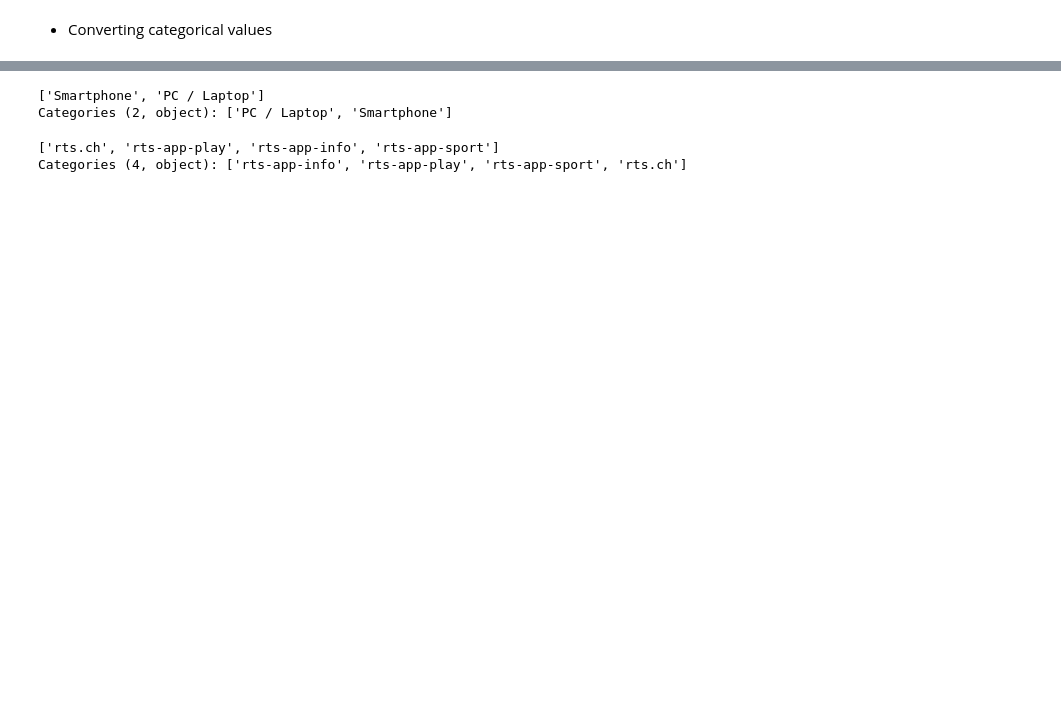
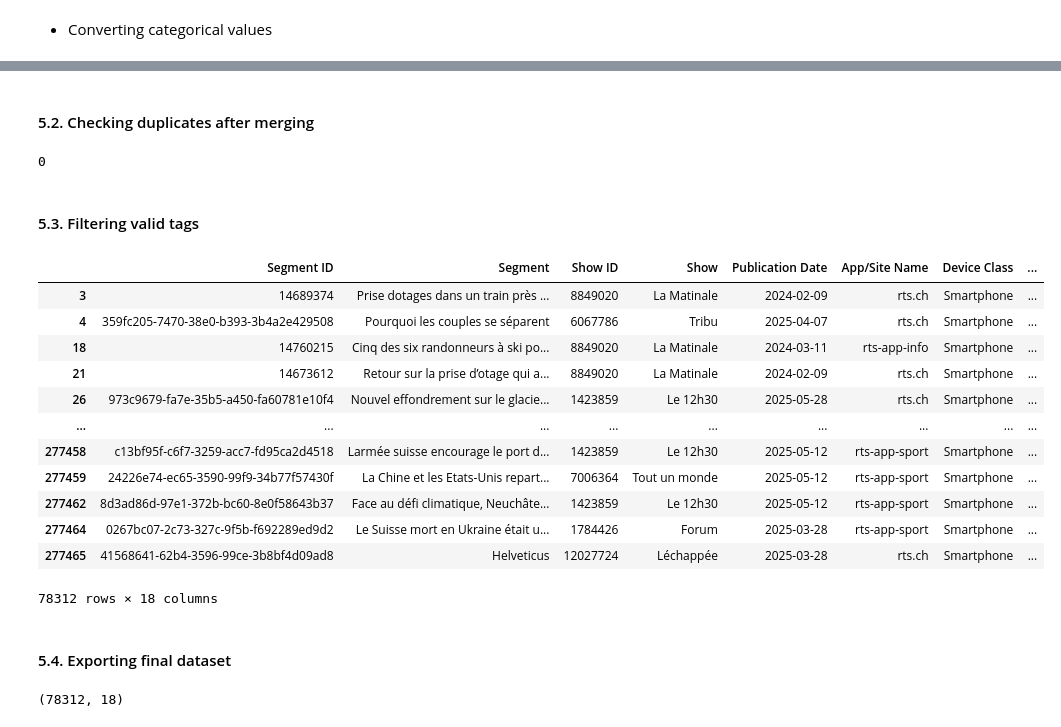
Before and after one commit to hugodup/rts-data-analyst-case, a Jupyter notebook: notebooks/rts_analysis.ipynb, the cells around one changed output, grey strips where cells are left out. Saved outputs shown, nothing was run; the diff lists cells and outputs as text; code cells hidden in the pictures; blank space fills up the shorter version.

```diff
--- a/notebooks/rts_analysis.ipynb
+++ b/notebooks/rts_analysis.ipynb
@@ -569 +489,42 @@ Check unmatched segments:
+# %% [markdown]
+#### 5.2. Checking duplicates after merging
+# %%
+# Count duplicated rows (full row duplicates)
+merged_df.sort_values('Segment ID')
+print(merged_df.duplicated(keep=False).sum())
+
+# merged_df.to_csv("dups.csv", encoding='utf-8-sig')
+# %% [output]
+0
+# %% [markdown]
+#### 5.3. Filtering valid tags
+# %%
+# Dropping the rows that do not have the 5 tags that we needed to have
+## valid tags from before. Applying this method if we were to add more valid_tags.
+df = merged_df[merged_df['Primary Theme'].isin(valid_tags)]
+
+# Remove 'media_radio:' prefix from 'Primary Theme'
+df['Primary Theme'] = df['Primary Theme'].str.replace('media_radio:', '', regex=False)
+
+## changing the values to categories for consistency
+df['Primary Theme'] = df['Primary Theme'].astype('category')
+
+## display data
+df
+# %% [output]
+|  | Segment ID | Segment | Show ID | Show | Publication Date | App/Site Name | Device Class | ... |
+| 3 | 14689374 | Prise dotages dans un train près ... | 8849020 | La Matinale | 2024-02-09 | rts.ch | Smartphone | ... |
+| 4 | 359fc205-7470-38e0-b393-3b4a2e429508 | Pourquoi les couples se séparent | 6067786 | Tribu | 2025-04-07 | rts.ch | Smartphone | ... |
+| 18 | 14760215 | Cinq des six randonneurs à ski po... | 8849020 | La Matinale | 2024-03-11 | rts-app-info | Smartphone | ... |
+| 21 | 14673612 | Retour sur la prise d’otage qui a... | 8849020 | La Matinale | 2024-02-09 | rts.ch | Smartphone | ... |
+| 26 | 973c9679-fa7e-35b5-a450-fa60781e10f4 | Nouvel effondrement sur le glacie... | 1423859 | Le 12h30 | 2025-05-28 | rts.ch | Smartphone | ... |
+| ... | ... | ... | ... | ... | ... | ... | ... | ... |
+| 277458 | c13bf95f-c6f7-3259-acc7-fd95ca2d4518 | Larmée suisse encourage le port d... | 1423859 | Le 12h30 | 2025-05-12 | rts-app-sport | Smartphone | ... |
+| 277459 | 24226e74-ec65-3590-99f9-34b77f57430f | La Chine et les Etats-Unis repart... | 7006364 | Tout un monde | 2025-05-12 | rts-app-sport | Smartphone | ... |
+| 277462 | 8d3ad86d-97e1-372b-bc60-8e0f58643b37 | Face au défi climatique, Neuchâte... | 1423859 | Le 12h30 | 2025-05-12 | rts-app-sport | Smartphone | ... |
+| 277464 | 0267bc07-2c73-327c-9f5b-f692289ed9d2 | Le Suisse mort en Ukraine était u... | 1784426 | Forum | 2025-03-28 | rts-app-sport | Smartphone | ... |
+| 277465 | 41568641-62b4-3596-99ce-3b8bf4d09ad8 | Helveticus | 12027724 | Léchappée | 2025-03-28 | rts.ch | Smartphone | ... |
+78312 rows × 18 columns
+# %% [markdown]
+#### 5.4. Exporting final dataset
 # %%
@@ -571,10 +533,4 @@ Check unmatched segments:
-# %%
-merged_df["Device Class"].unique()
-# %% [output]
-['Smartphone', 'PC / Laptop']
-Categories (2, object): ['PC / Laptop', 'Smartphone']
-# %%
-merged_df["App/Site Name"].unique()
-# %% [output]
-['rts.ch', 'rts-app-play', 'rts-app-info', 'rts-app-sport']
-Categories (4, object): ['rts-app-info', 'rts-app-play', 'rts-app-sport', 'rts.ch']
+# %%
+df.shape
+# %% [output]
+(78312, 18)
```
Also changed, not shown: parts of 60 cells of this notebook, 2 other files.
